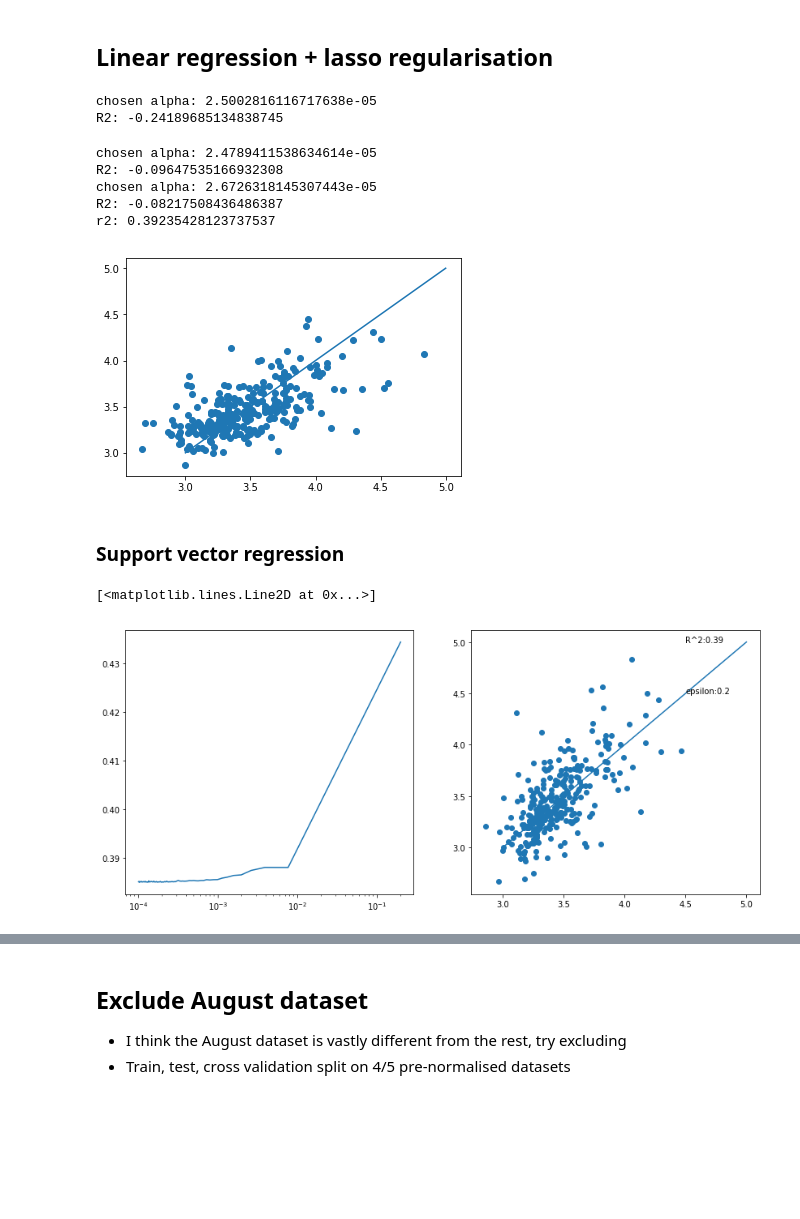
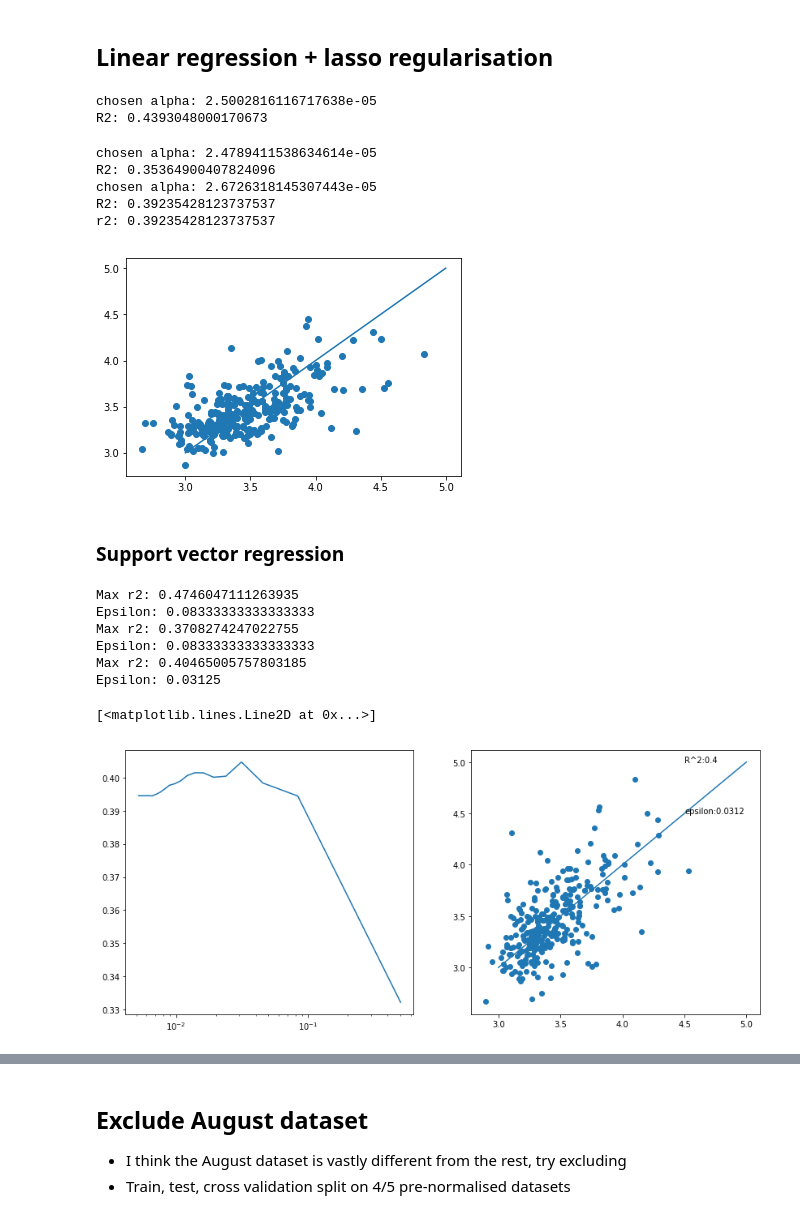
Before and after one commit to liujj90/MLSpectralAnalysis, a Jupyter notebook: Full dataset ML.ipynb, the cells around one changed output, grey strips where cells are left out. Saved outputs shown, nothing was run; the diff lists cells and outputs as text; code cells hidden in the pictures; blank space fills up the shorter version.

```diff
--- a/Full dataset ML.ipynb
+++ b/Full dataset ML.ipynb
@@ -306,8 +306,8 @@ for train_index, test_index in kf.split(X_norm):
 
     model= LassoCV(cv=20)
     model.fit(X_train, y_train)
+    y_predict = model.predict(X_test)
     print("chosen alpha:", model.alpha_, '\nR2:', r2_score(y_test,y_predict))
-    y_predict = model.predict(X_test)
 
 fig , ax = plt.subplots()
 ax.scatter(y_test,y_predict)
@@ -315,11 +315,11 @@ ax.plot([3,5],[3,5])
 print('r2:', r2_score(y_test,y_predict))
 # %% [output]
 chosen alpha: 2.5002816116717638e-05
-R2: -0.24189685134838745
+R2: 0.4393048000170673
 chosen alpha: 2.4789411538634614e-05
-R2: -0.09647535166932308
+R2: 0.35364900407824096
 chosen alpha: 2.6726318145307443e-05
-R2: -0.08217508436486387
+R2: 0.39235428123737537
 r2: 0.39235428123737537
 [figure]
 # %% [markdown]
@@ -327,31 +327,38 @@ r2: 0.39235428123737537
 # %%
 from sklearn.svm import SVR
 # Vary epsilon, from initial tests, C appears to not have much effect on prediction accuracy
 for train_index, test_index in kf.split(X_norm):
     # split
     X_train, X_test = X_norm.iloc[train_index,:], X_norm.iloc[test_index,:]
     y_train, y_test = Y.iloc[train_index,-1],Y.iloc[test_index,-1] # for 'P' dependent
 
     svr_prediction = []
     svr_r2 = []
     ep =[]
 
-    for i in range(1,2000, 25):
-        ep.append(0.2/i)
-        clf = SVR(C= 30, epsilon = 0.2/i, kernel = 'linear')
+    for i in range(1,100, 5):
+        new_ep = 0.5/i
+        ep.append(new_ep)
+        clf = SVR(C= 85, epsilon = new_ep, kernel = 'linear')
         clf.fit(X_train, y_train)
         svr_prediction.append(clf.predict(X_test))
         svr_r2.append(clf.score(X_test,y_test))
-
+    print('Max r2:', max(svr_r2), '\nEpsilon:', ep[svr_r2.index(max(svr_r2))])
 
 
 fig , ax = plt.subplots(1,2, figsize = (14,6))
 ax[1].scatter(svr_prediction[svr_r2.index(max(svr_r2))], y_test)
-ax[1].text(4.5,5, "R^2:{0}".format(round(svr_r2[-1],2)))
+ax[1].text(4.5,5, "R^2:{0}".format(round(max(svr_r2),2)))
 ax[1].text(4.5,4.5, "epsilon:{0}".format(round(ep[svr_r2.index(max(svr_r2))],4)))
 ax[0].plot(ep, svr_r2)
 ax[0].set_xscale('log')
 ax[1].plot([3,5],[3,5])
 # %% [output]
-[<matplotlib.lines.Line2D at 0x...>]
+Max r2: 0.4746047111263935
+Epsilon: 0.08333333333333333
+Max r2: 0.3708274247022755
+Epsilon: 0.08333333333333333
+Max r2: 0.40465005757803185
+Epsilon: 0.03125
+[<matplotlib.lines.Line2D at 0x...>]
-[figure, old version]
+[figure, new version]
```
Also changed, not shown: parts of 68 cells of this notebook.
